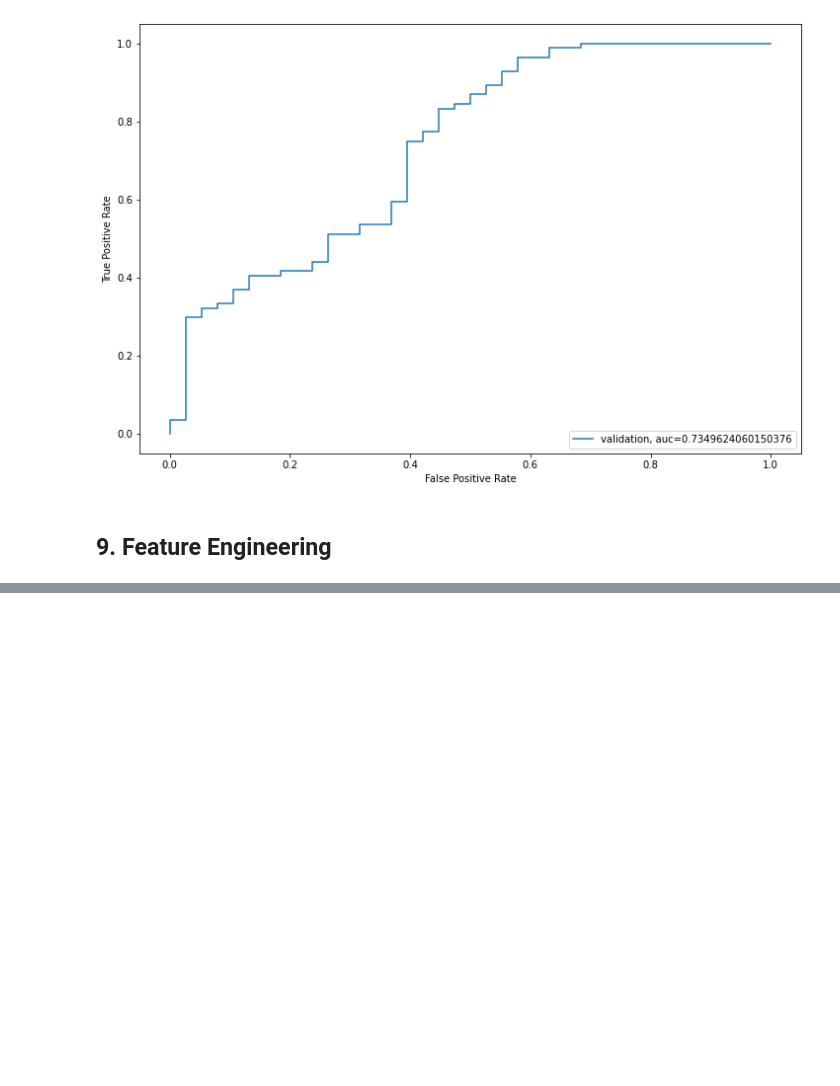
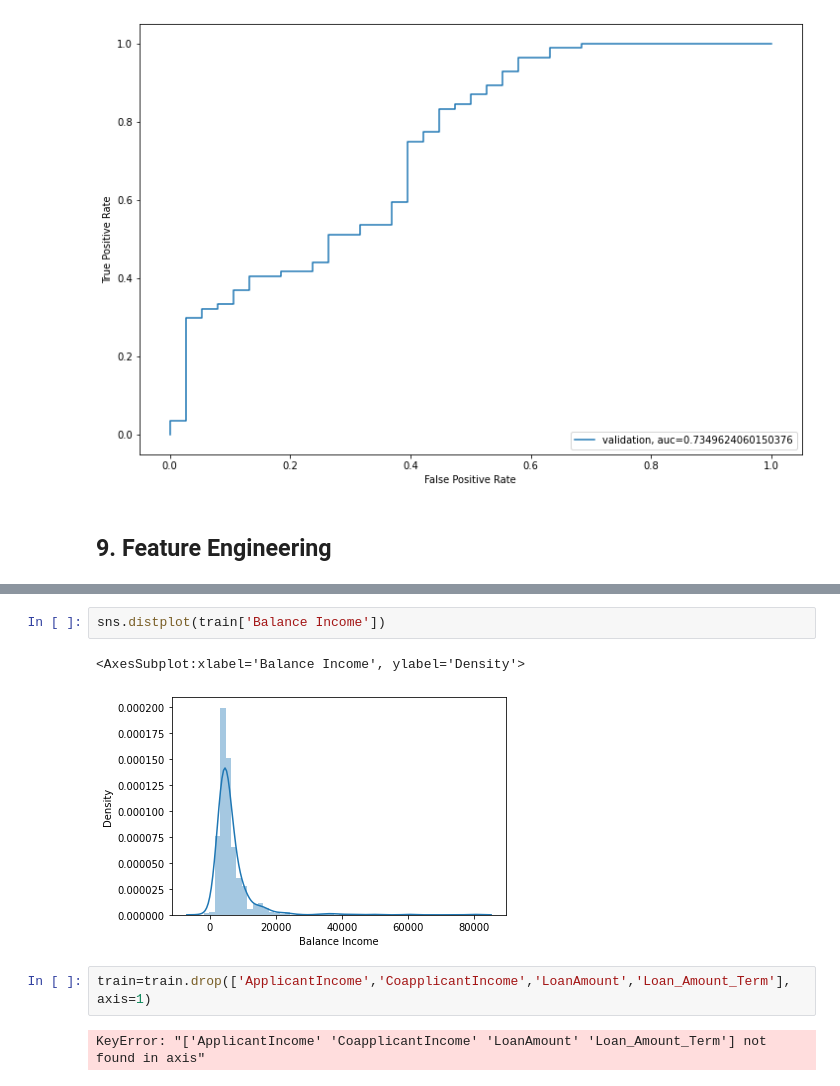
Before and after one commit to m0100434/LoanPrediction, a Jupyter notebook: LoanPrediction.ipynb, the cells around one changed output, grey strips where cells are left out. Saved outputs shown, nothing was run; the diff lists cells and outputs as text; blank space fills up the shorter version.

```diff
--- a/LoanPrediction.ipynb
+++ b/LoanPrediction.ipynb
@@ -565,0 +596,9 @@ plt.show()
+# %%
+sns.distplot(train['Balance Income'])
+# %% [output]
+<AxesSubplot:xlabel='Balance Income', ylabel='Density'>
+[figure, added]
+# %%
+train=train.drop(['ApplicantIncome','CoapplicantIncome','LoanAmount','Loan_Amount_Term'], axis=1)
+# %% [output]
+KeyError: "['ApplicantIncome' 'CoapplicantIncome' 'LoanAmount' 'Loan_Amount_Term'] not found in axis"
```
Also changed, not shown: parts of 36 cells of this notebook.
